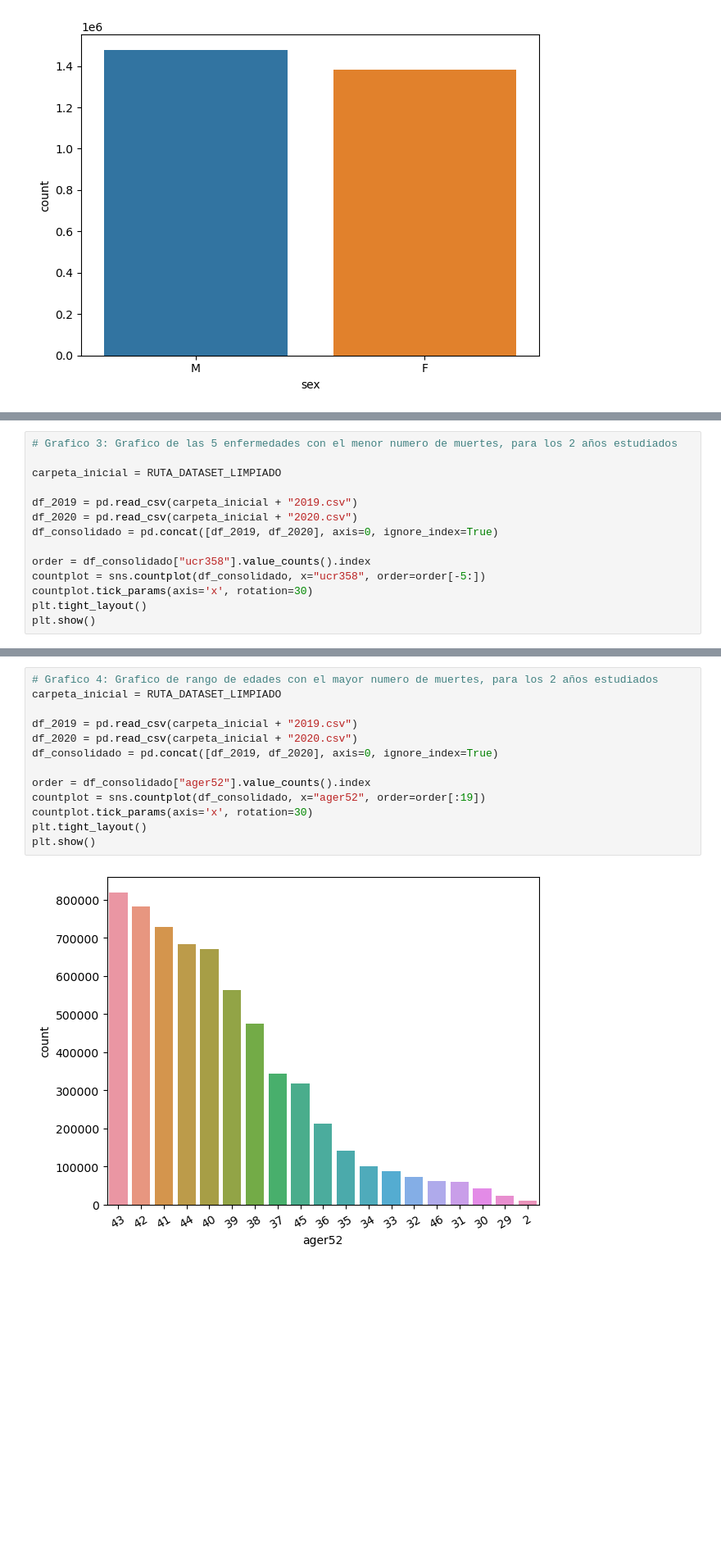
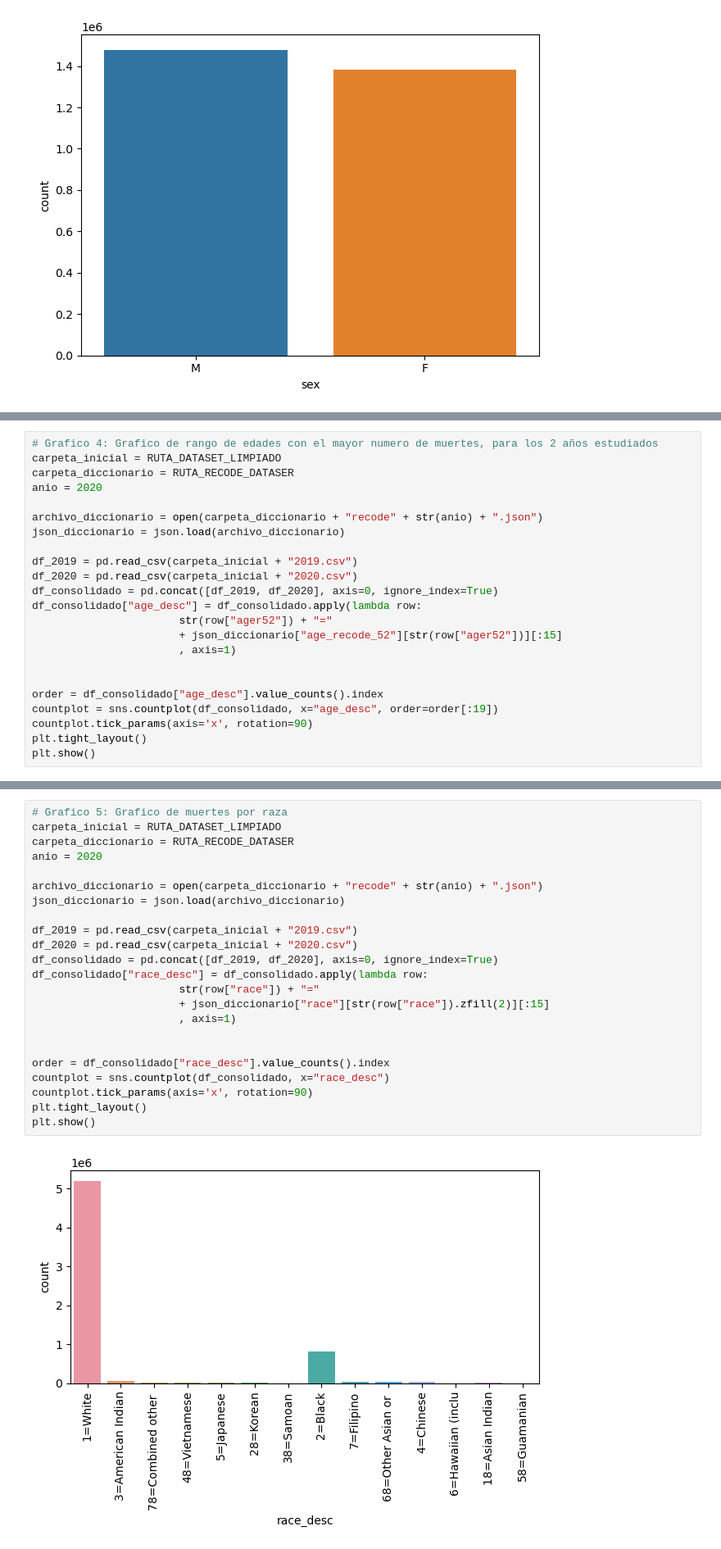
Before and after one commit to blackbrs/diplomado, a Jupyter notebook: Proyecto/Proyecto.ipynb, the cells around one changed output, grey strips where cells are left out. Shown: that part at 82% size. Saved outputs shown, nothing was run; the diff lists cells and outputs as text; blank space fills up the shorter version.

```diff
--- a/Proyecto/Proyecto.ipynb
+++ b/Proyecto/Proyecto.ipynb
@@ -281,15 +309,24 @@ plt.show()
 # %%
-# Grafico 3: Grafico de las 5 enfermedades con el menor numero de muertes, para los 2 años estudiados
+# Grafico 4: Grafico de rango de edades con el mayor numero de muertes, para los 2 años estudiados
+carpeta_inicial = RUTA_DATASET_LIMPIADO
+carpeta_diccionario = RUTA_RECODE_DATASER
+anio = 2020
 
-carpeta_inicial = RUTA_DATASET_LIMPIADO
+archivo_diccionario = open(carpeta_diccionario + "recode" + str(anio) + ".json")
+json_diccionario = json.load(archivo_diccionario)
 
 df_2019 = pd.read_csv(carpeta_inicial + "2019.csv")
 df_2020 = pd.read_csv(carpeta_inicial + "2020.csv")
 df_consolidado = pd.concat([df_2019, df_2020], axis=0, ignore_index=True)
+df_consolidado["age_desc"] = df_consolidado.apply(lambda row:
+                       str(row["ager52"]) + "="
+                       + json_diccionario["age_recode_52"][str(row["ager52"])][:15]
+                       , axis=1)
 
-order = df_consolidado["ucr358"].value_counts().index
-countplot = sns.countplot(df_consolidado, x="ucr358", order=order[-5:])
-countplot.tick_params(axis='x', rotation=30)
+
+order = df_consolidado["age_desc"].value_counts().index
+countplot = sns.countplot(df_consolidado, x="age_desc", order=order[:19])
+countplot.tick_params(axis='x', rotation=90)
 plt.tight_layout()
 plt.show()
 # %% [output]
@@ -297,15 +334,25 @@ plt.show()
 # %%
-# Grafico 4: Grafico de rango de edades con el mayor numero de muertes, para los 2 años estudiados
+# Grafico 5: Grafico de muertes por raza
 carpeta_inicial = RUTA_DATASET_LIMPIADO
+carpeta_diccionario = RUTA_RECODE_DATASER
+anio = 2020
+
+archivo_diccionario = open(carpeta_diccionario + "recode" + str(anio) + ".json")
+json_diccionario = json.load(archivo_diccionario)
 
 df_2019 = pd.read_csv(carpeta_inicial + "2019.csv")
 df_2020 = pd.read_csv(carpeta_inicial + "2020.csv")
 df_consolidado = pd.concat([df_2019, df_2020], axis=0, ignore_index=True)
+df_consolidado["race_desc"] = df_consolidado.apply(lambda row:
+                       str(row["race"]) + "="
+                       + json_diccionario["race"][str(row["race"]).zfill(2)][:15]
+                       , axis=1)
 
-order = df_consolidado["ager52"].value_counts().index
-countplot = sns.countplot(df_consolidado, x="ager52", order=order[:19])
-countplot.tick_params(axis='x', rotation=30)
+
+order = df_consolidado["race_desc"].value_counts().index
+countplot = sns.countplot(df_consolidado, x="race_desc")
+countplot.tick_params(axis='x', rotation=90)
 plt.tight_layout()
 plt.show()
 # %% [output]
-[figure, old version]
+[figure, new version]
```
Also changed, not shown: parts of 5 cells of this notebook, 3 other files.
